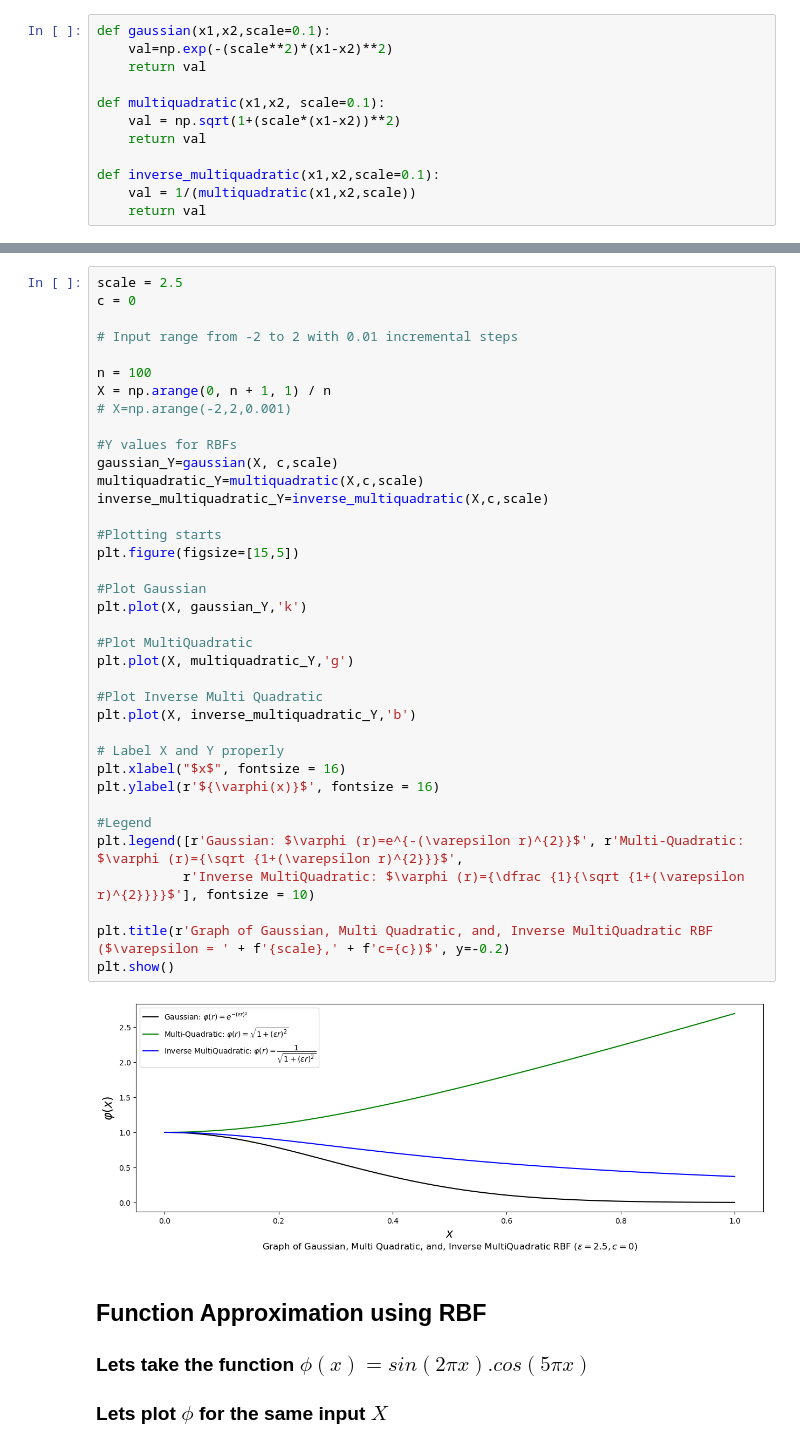
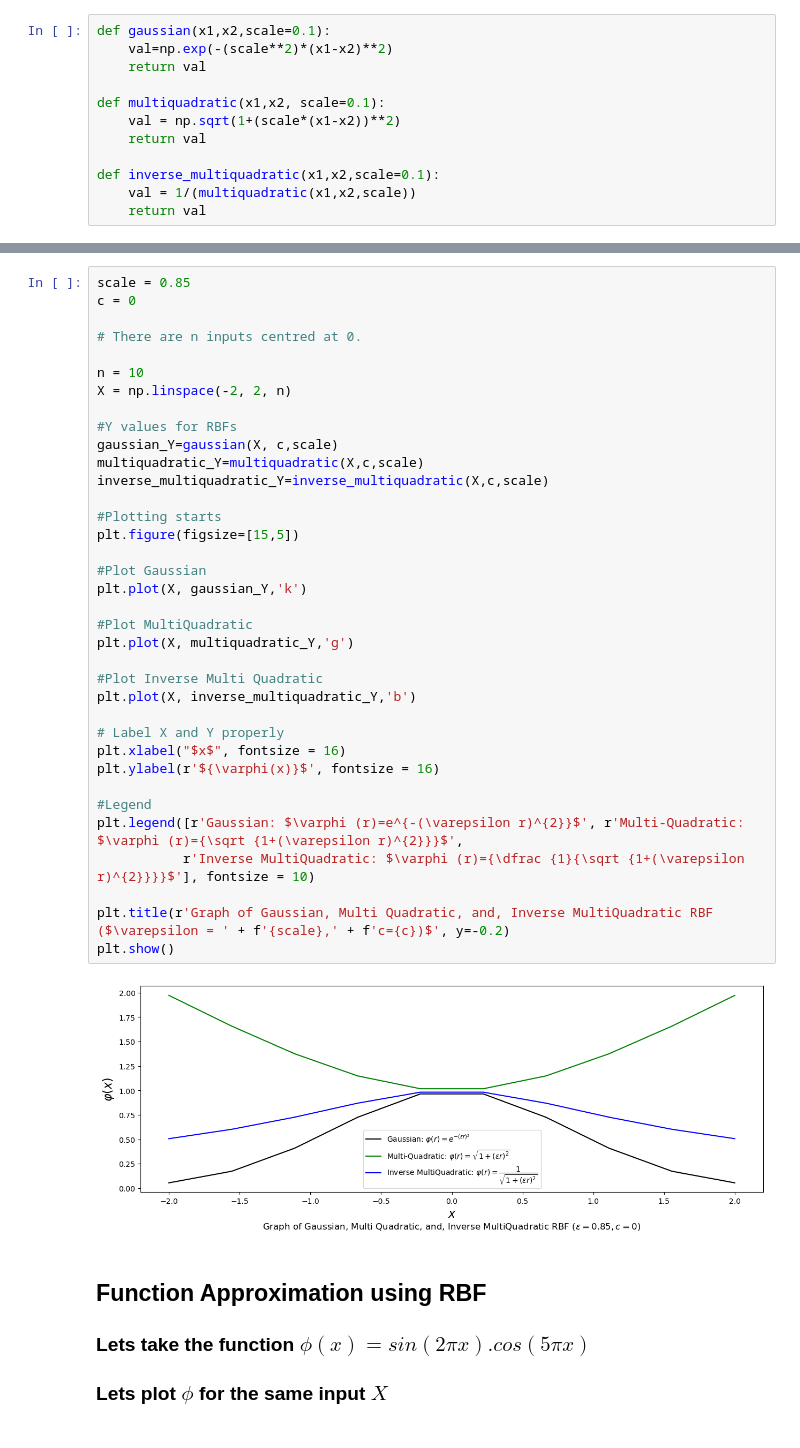
Before and after one commit to beemarsh/meshless_pde, a Jupyter notebook: rbf_interpolation.ipynb, the cells around one changed output, grey strips where cells are left out. Cells and saved outputs as stored; diff of their text form.

```diff
--- a/rbf_interpolation.ipynb
+++ b/rbf_interpolation.ipynb
@@ -43,44 +43,43 @@ def inverse_multiquadratic(x1,x2,scale=0.1):
 
 ### The fixed point is set $c=0$
 # %%
-scale = 2.5
+scale = 0.85
 c = 0
 
-# Input range from -2 to 2 with 0.01 incremental steps
+# There are n inputs centred at 0.
 
-n = 100
-X = np.arange(0, n + 1, 1) / n
-# X=np.arange(-2,2,0.001)
+n = 10
+X = np.linspace(-2, 2, n)
 
 #Y values for RBFs
 gaussian_Y=gaussian(X, c,scale)
 multiquadratic_Y=multiquadratic(X,c,scale)
 inverse_multiquadratic_Y=inverse_multiquadratic(X,c,scale)
 
 #Plotting starts
 plt.figure(figsize=[15,5])
 
 #Plot Gaussian
 plt.plot(X, gaussian_Y,'k')
 
 #Plot MultiQuadratic
 plt.plot(X, multiquadratic_Y,'g')
 
 #Plot Inverse Multi Quadratic
 plt.plot(X, inverse_multiquadratic_Y,'b')
 
 # Label X and Y properly
 plt.xlabel("$x$", fontsize = 16)
 plt.ylabel(r'${\varphi(x)}$', fontsize = 16)
 
 #Legend
 plt.legend([r'Gaussian: $\varphi (r)=e^{-(\varepsilon r)^{2}}$', r'Multi-Quadratic: $\varphi (r)={\sqrt {1+(\varepsilon r)^{2}}}$',
            r'Inverse MultiQuadratic: $\varphi (r)={\dfrac {1}{\sqrt {1+(\varepsilon r)^{2}}}}$'], fontsize = 10)
 
 plt.title(r'Graph of Gaussian, Multi Quadratic, and, Inverse MultiQuadratic RBF ($\varepsilon = ' + f'{scale},' + f'c={c})$', y=-0.2)
 plt.show()
 # %% [output]
-[figure, old version]
+[figure, new version]
 # %% [markdown]
 ## Function Approximation using RBF
 
```
Also changed, not shown: parts of 10 cells of this notebook.
